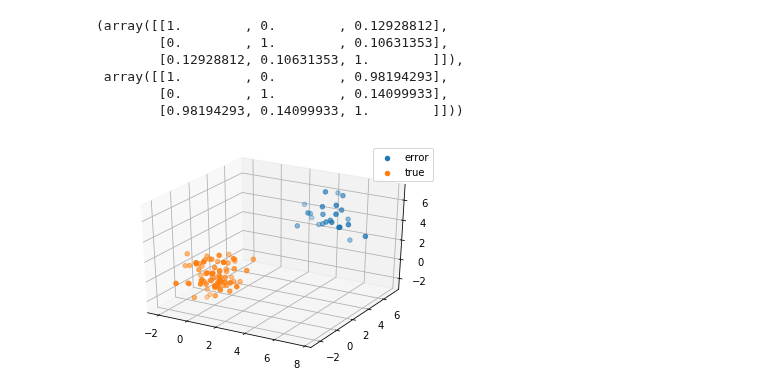
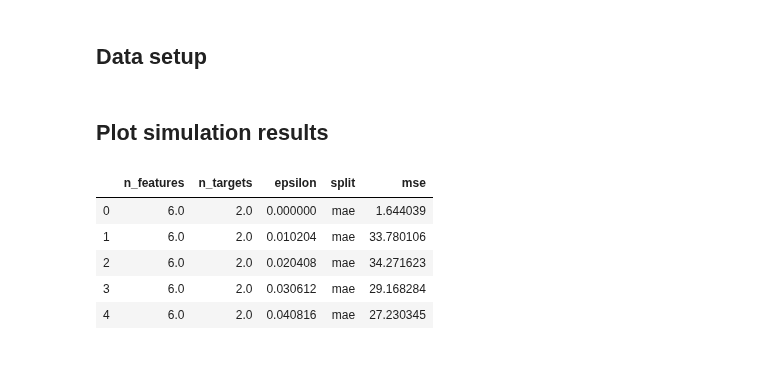
Before and after one commit to NeuroDataDesign/tealeaf, a Jupyter notebook: vivek/simulations/vg_sklearn_splitters_6_11_2019.ipynb, the cells around one changed output. Drawn from its saved outputs; the diff is of its cells as text; code cells hidden in the pictures.

Commit message:
Plot simulation result

```diff
--- a/vivek/simulations/vg_sklearn_splitters_6_11_2019.ipynb
+++ b/vivek/simulations/vg_sklearn_splitters_6_11_2019.ipynb
@@ -60,23 +44,0 @@ from gross_model import GrossErrorModel
-# %%
-gem = GrossErrorModel(n_features=2, n_targets=1)
-gem.cov_1, gem.cov_2
-# %% [output]
-(array([[1.        , 0.        , 0.12928812],
-        [0.        , 1.        , 0.10631353],
-        [0.12928812, 0.10631353, 1.        ]]),
- array([[1.        , 0.        , 0.98194293],
-        [0.        , 1.        , 0.14099933],
-        [0.98194293, 0.14099933, 1.        ]]))
-# %%
-# Sample the data
-X, y, model_label = gem.sample(n_samples=100, epsilon=0.2)
-
-# Create the figure
-fig = plt.figure()
-ax = fig.add_subplot(111, projection="3d")
-ax.scatter(X[model_label == 0, 0], X[model_label == 0, 1], y.reshape(-1)[model_label == 0], label="error")
-ax.scatter(X[model_label == 1, 0], X[model_label == 1, 1], y.reshape(-1)[model_label == 1], label="true")
-plt.legend()
-plt.show()
-# %% [output]
-[figure, removed]
@@ -82,0 +51,22 @@ plt.show()
+# %% [markdown]
+## Data setup
+# %% [markdown]
+## Plot simulation results
+# %%
+df = pd.read_csv("sim_results.csv", index_col="Unnamed: 0")
+df = pd.melt(
+    df,
+    id_vars=["n_features", "n_targets", "epsilon"],
+    value_vars=["mae", "mse", "friedman_mse"],
+    var_name="split",
+    value_name="mse",
+)
+df["split"].str.upper()
+df.head()
+# %% [output]
+|  | n_features | n_targets | epsilon | split | mse |
+| 0 | 6.0 | 2.0 | 0.000000 | mae | 1.644039 |
+| 1 | 6.0 | 2.0 | 0.010204 | mae | 33.780106 |
+| 2 | 6.0 | 2.0 | 0.020408 | mae | 34.271623 |
+| 3 | 6.0 | 2.0 | 0.030612 | mae | 29.168284 |
+| 4 | 6.0 | 2.0 | 0.040816 | mae | 27.230345 |
```
Also changed, not shown: parts of 6 cells of this notebook.
